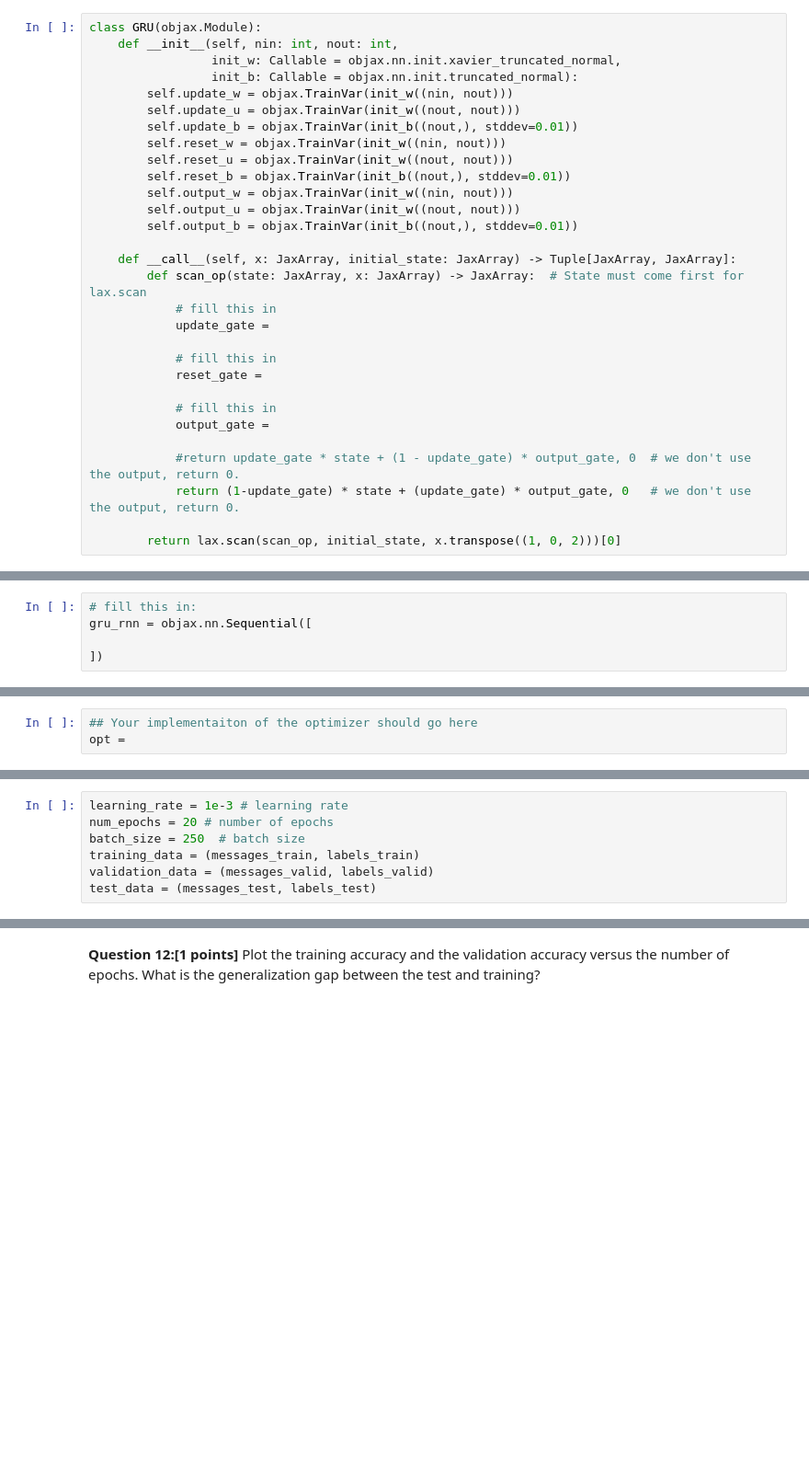
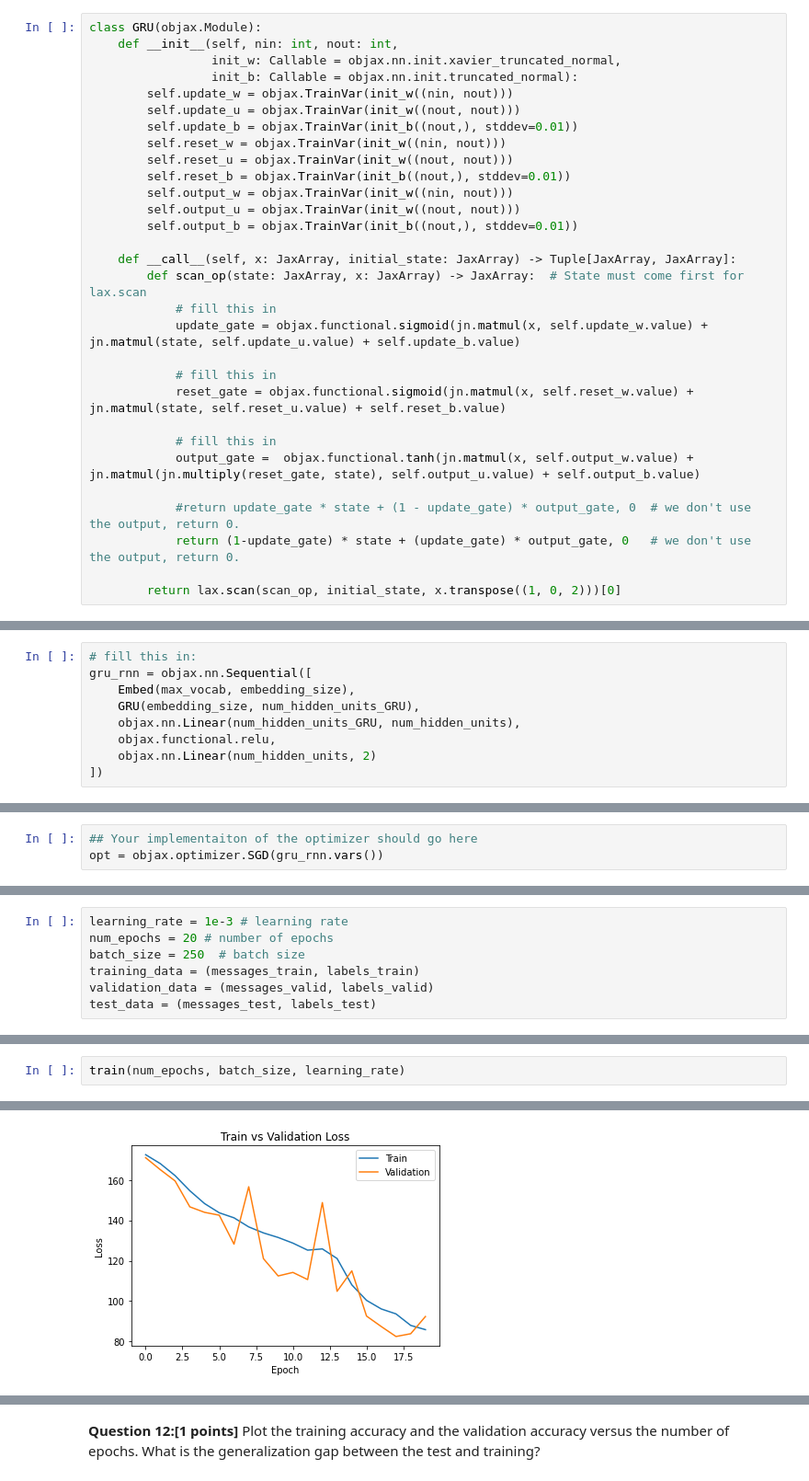
Before and after one commit to shadman-kaif/Machine-Learning-Labs, a Jupyter notebook: A5/ECE421_A5.ipynb, the cells around one changed output, grey strips where cells are left out. Shown: that part at 92% size. Cells and saved outputs as stored; diff of their text form; blank space fills up the shorter version.

```diff
--- a/A5/ECE421_A5.ipynb
+++ b/A5/ECE421_A5.ipynb
@@ -193,13 +227,13 @@ class GRU(objax.Module):
     def __call__(self, x: JaxArray, initial_state: JaxArray) -> Tuple[JaxArray, JaxArray]:
         def scan_op(state: JaxArray, x: JaxArray) -> JaxArray:  # State must come first for lax.scan
             # fill this in
-            update_gate =
+            update_gate = objax.functional.sigmoid(jn.matmul(x, self.update_w.value) + jn.matmul(state, self.update_u.value) + self.update_b.value)
 
             # fill this in
-            reset_gate =
+            reset_gate = objax.functional.sigmoid(jn.matmul(x, self.reset_w.value) + jn.matmul(state, self.reset_u.value) + self.reset_b.value)
 
             # fill this in
-            output_gate =
+            output_gate =  objax.functional.tanh(jn.matmul(x, self.output_w.value) + jn.matmul(jn.multiply(reset_gate, state), self.output_u.value) + self.output_b.value)
 
             #return update_gate * state + (1 - update_gate) * output_gate, 0  # we don't use the output, return 0.
             return (1-update_gate) * state + (update_gate) * output_gate, 0   # we don't use the output, return 0.
@@ -224,7 +288,11 @@ The structure of the proposed classifier is as follows:
 # %%
 # fill this in:
 gru_rnn = objax.nn.Sequential([
-
+    Embed(max_vocab, embedding_size),
+    GRU(embedding_size, num_hidden_units_GRU),
+    objax.nn.Linear(num_hidden_units_GRU, num_hidden_units),
+    objax.functional.relu,
+    objax.nn.Linear(num_hidden_units, 2)
 ])
 # %% [markdown]
 You can print the structure as well as the number of the parameters of the each layer using the following line of codes.
@@ -237,7 +322,7 @@ print(gru_rnn.vars())
 **Question 10**[1 point]: Construct an SGD optimizer using objax optimizers package.
 # %%
 ## Your implementaiton of the optimizer should go here
-opt =
+opt = objax.optimizer.SGD(gru_rnn.vars())
 # %% [markdown]
 Then, we define the loss function, training operation function, and the
 evaluation function.
@@ -287,0 +424,3 @@ test_data = (messages_test, labels_test)
+# %%
+train(num_epochs, batch_size, learning_rate)
+# %% [output]
@@ -287,0 +447 @@ test_data = (messages_test, labels_test)
+[figure, added]
```
Also changed, not shown: parts of 33 cells of this notebook, 1 other file.
